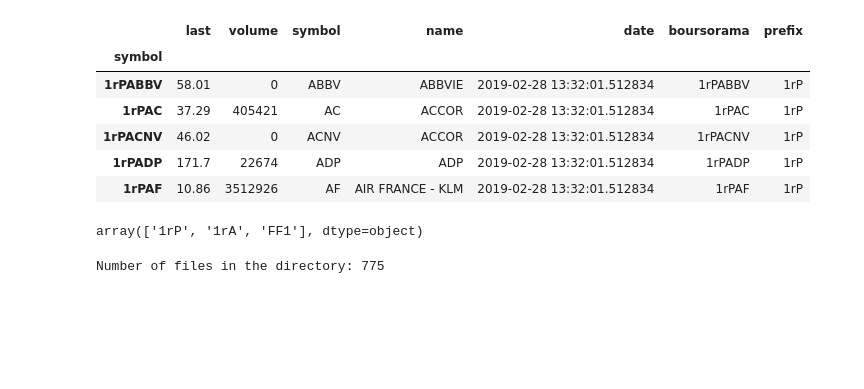
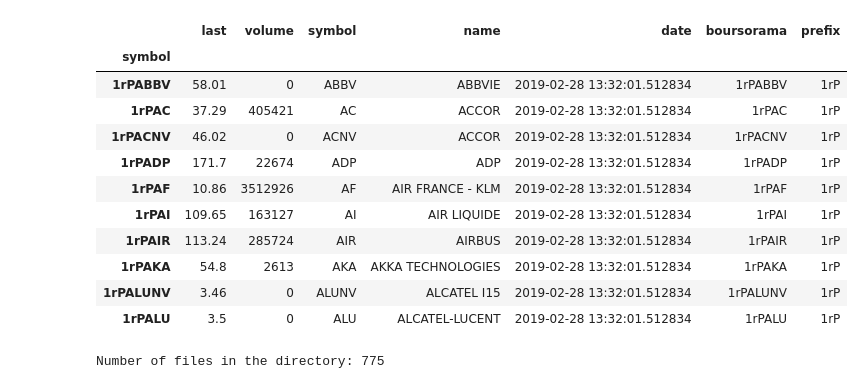
Before and after one commit to JulesRD/FinanceProject, a Jupyter notebook: etl/df_show.ipynb, the cells around one changed output. Drawn from its saved outputs; the diff is of its cells as text; code cells hidden in the pictures; blank space fills up the shorter version.

```diff
--- a/etl/df_show.ipynb
+++ b/etl/df_show.ipynb
@@ -164,20 +164,20 @@ def get_df_euronext(n):
     return combined_df
 # %%
 df_boursorama = get_df_bourso(100)
-df_boursorama.head()
+df_boursorama.head(10)
 # %% [output]
 |  | last | volume | symbol | name | date | boursorama | prefix |
 | symbol |  |  |  |  |  |  |  |
 | 1rPABBV | 58.01 | 0 | ABBV | ABBVIE | 2019-02-28 13:32:01.512834 | 1rPABBV | 1rP |
 | 1rPAC | 37.29 | 405421 | AC | ACCOR | 2019-02-28 13:32:01.512834 | 1rPAC | 1rP |
 | 1rPACNV | 46.02 | 0 | ACNV | ACCOR | 2019-02-28 13:32:01.512834 | 1rPACNV | 1rP |
 | 1rPADP | 171.7 | 22674 | ADP | ADP | 2019-02-28 13:32:01.512834 | 1rPADP | 1rP |
 | 1rPAF | 10.86 | 3512926 | AF | AIR FRANCE - KLM | 2019-02-28 13:32:01.512834 | 1rPAF | 1rP |
+| 1rPAI | 109.65 | 163127 | AI | AIR LIQUIDE | 2019-02-28 13:32:01.512834 | 1rPAI | 1rP |
+| 1rPAIR | 113.24 | 285724 | AIR | AIRBUS | 2019-02-28 13:32:01.512834 | 1rPAIR | 1rP |
+| 1rPAKA | 54.8 | 2613 | AKA | AKKA TECHNOLOGIES | 2019-02-28 13:32:01.512834 | 1rPAKA | 1rP |
+| 1rPALUNV | 3.46 | 0 | ALUNV | ALCATEL I15 | 2019-02-28 13:32:01.512834 | 1rPALUNV | 1rP |
+| 1rPALU | 3.5 | 0 | ALU | ALCATEL-LUCENT | 2019-02-28 13:32:01.512834 | 1rPALU | 1rP |
-# %%
-df_boursorama["prefix"] = df_boursorama["boursorama"].apply(lambda x: x[0:3])
-df_boursorama["prefix"].unique()
-# %% [output]
-array(['1rP', '1rA', 'FF1'], dtype=object)
 # %%
 df_euronext = get_df_euronext(10)
 df_euronext.head()
```
Also changed, not shown: parts of 15 cells of this notebook.
